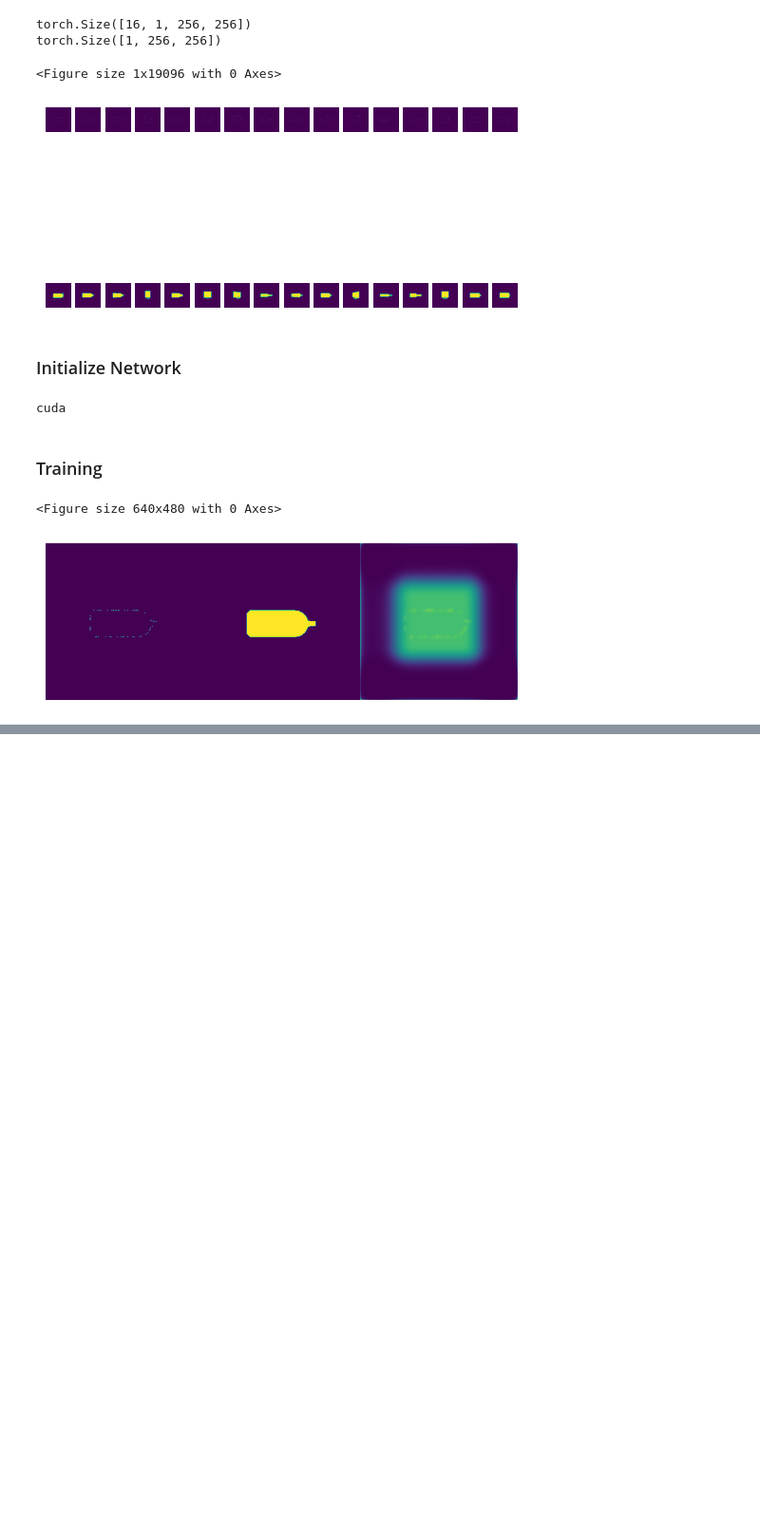
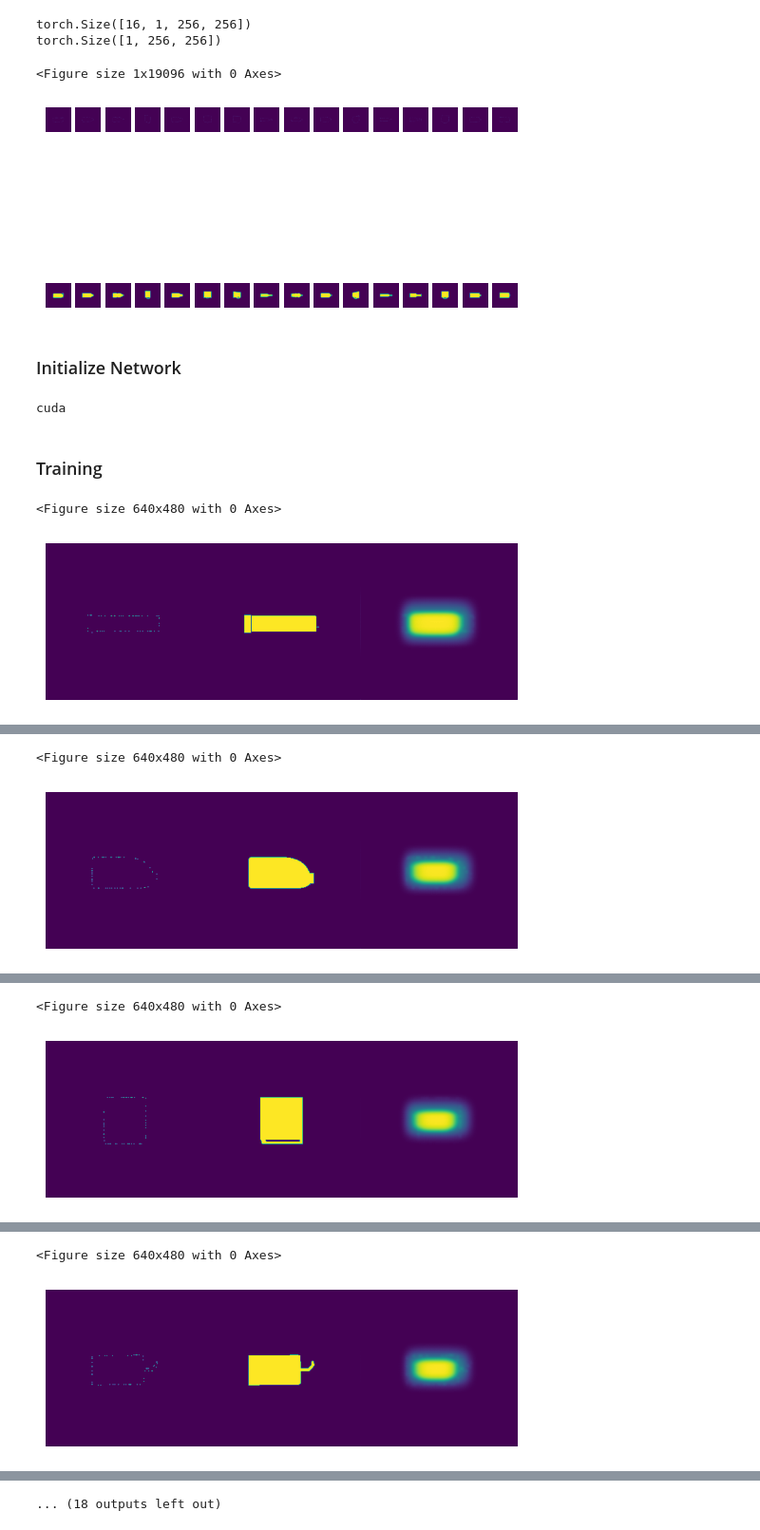
Before and after one commit to daniel-strauss/adlr_tactile_exploration, a Jupyter notebook: notebooks/Reconstruction.ipynb, the cells around one changed output, grey strips where cells are left out. Shown: that part at 95% size. Cells and saved outputs as stored; diff of their text form; code cells hidden in the pictures; blank space fills up the shorter version.

Commit message:
added time meassurements

```diff
--- a/notebooks/Reconstruction.ipynb
+++ b/notebooks/Reconstruction.ipynb
@@ -202,7 +202,7 @@ for epoch in range(num_epochs):
             plt.show()
 
 
-            log_duration = time.time() - log_starttime()
+            log_duration = time.time() - log_starttime
             log_prop = log_duration / train_duration
             train_period_stime_train = time.time()
             print(f'Epoch [{epoch+1 }/{num_epochs}], Step [{i+1}/{len(train_loader)}], Train Loss: {running_train_loss/log_train_period:.4f}',
@@ -230,31 +230,31 @@ for epoch in range(num_epochs):
             val_loss /= len(val_loader)
 
             # log validation loss
             writer.add_scalar('Loss/val', val_loss, epoch * len(train_loader) + i)
 
 
             model.train()
 
             val_duration = time.time() - val_starttime
 
             val_t_prop = val_duration / train_duration
 
 
             print('##########################################################################################')
             print(f'Epoch [{epoch+1 }/{num_epochs}], Step [{i+1}/{len(train_loader)}], Val Loss: {val_loss:.4f}',
                     f'Val time prop: {val_t_prop:.4f}')
             print('##########################################################################################')
 
             train_period_stime_val = time.time()
 
 
 
 
 
 
 # Validation step can be added here similarly and log validation loss
 
 writer.close()
 # %% [output]
 <Figure size 640x480 with 0 Axes>
-[figure, old version]
+[figure, new version]
@@ -261,0 +262,2 @@ NameError: name 'tim' is not defined
+<Figure size 640x480 with 0 Axes>
+[figure, added]
@@ -261,0 +265,2 @@ NameError: name 'tim' is not defined
+<Figure size 640x480 with 0 Axes>
+[figure, added]
@@ -261,0 +268,2 @@ NameError: name 'tim' is not defined
+<Figure size 640x480 with 0 Axes>
+[figure, added]
@@ -261,0 +271 @@ NameError: name 'tim' is not defined
+... (18 outputs left out)
```
Also changed, not shown: parts of 1 cell of this notebook.
